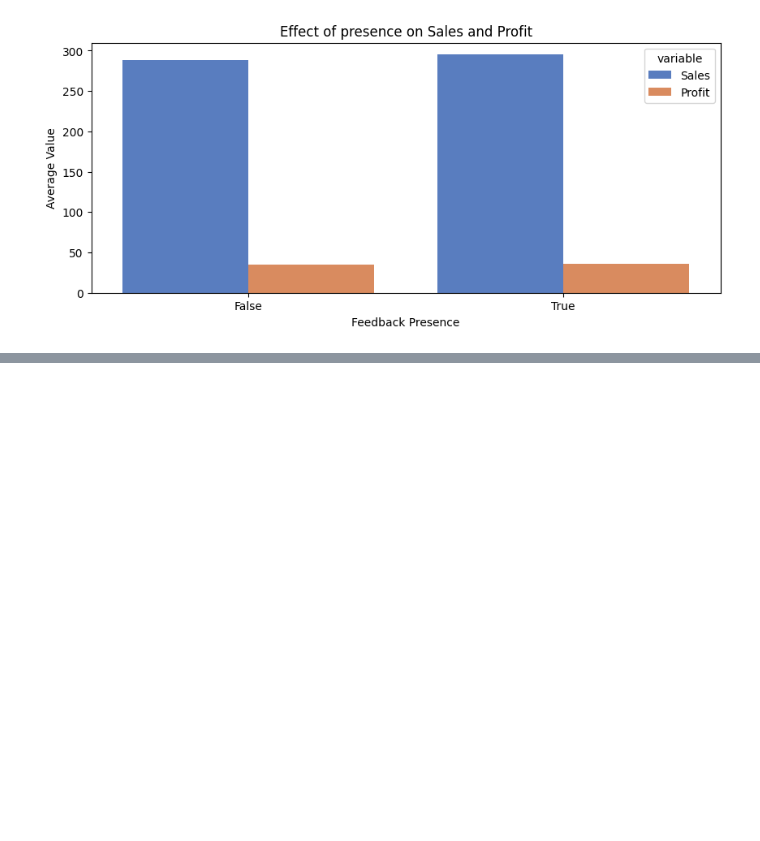
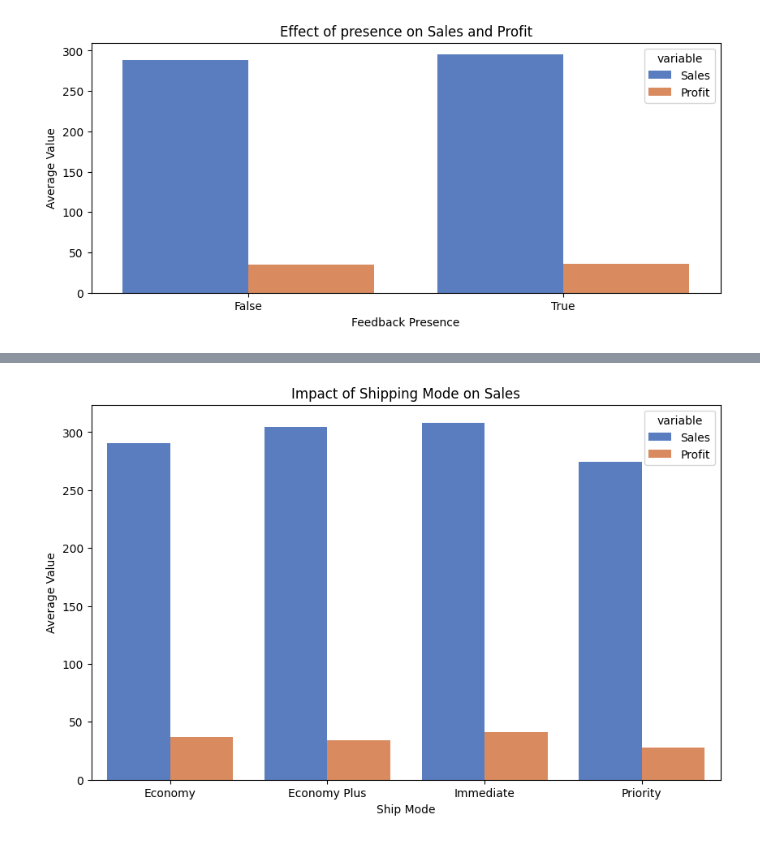
Before and after one commit to vineetha00/EDA, a Jupyter notebook: Euromart_Sales/euromart_sales_analysis.ipynb, the cells around one changed output, grey strips where cells are left out. Drawn from its saved outputs; the diff is of its cells as text; code cells hidden in the pictures; blank space fills up the shorter version.

```diff
--- a/Euromart_Sales/euromart_sales_analysis.ipynb
+++ b/Euromart_Sales/euromart_sales_analysis.ipynb
@@ -757,0 +794,17 @@ plt.show()
+# %%
+# Group data by 'Discount' and calculate average sales and profit for each group
+discount_analysis = df.groupby('Ship Mode').agg({'Sales': 'mean', 'Profit': 'mean'}).reset_index()
+
+# Melt and plot the DataFrame
+plt.figure(figsize=(10, 6))
+sns.barplot(x='Ship Mode', y='value', hue='variable', data=pd.melt(discount_analysis, id_vars='Ship Mode'), palette='muted')
+
+# Adding labels and title
+plt.xlabel('Ship Mode')
+plt.ylabel('Average Value')
+plt.title('Impact of Shipping Mode on Sales')
+
+# Display the plot
+plt.show()
+# %% [output]
+[figure, added]
```
Also changed, not shown: parts of 8 cells of this notebook.
